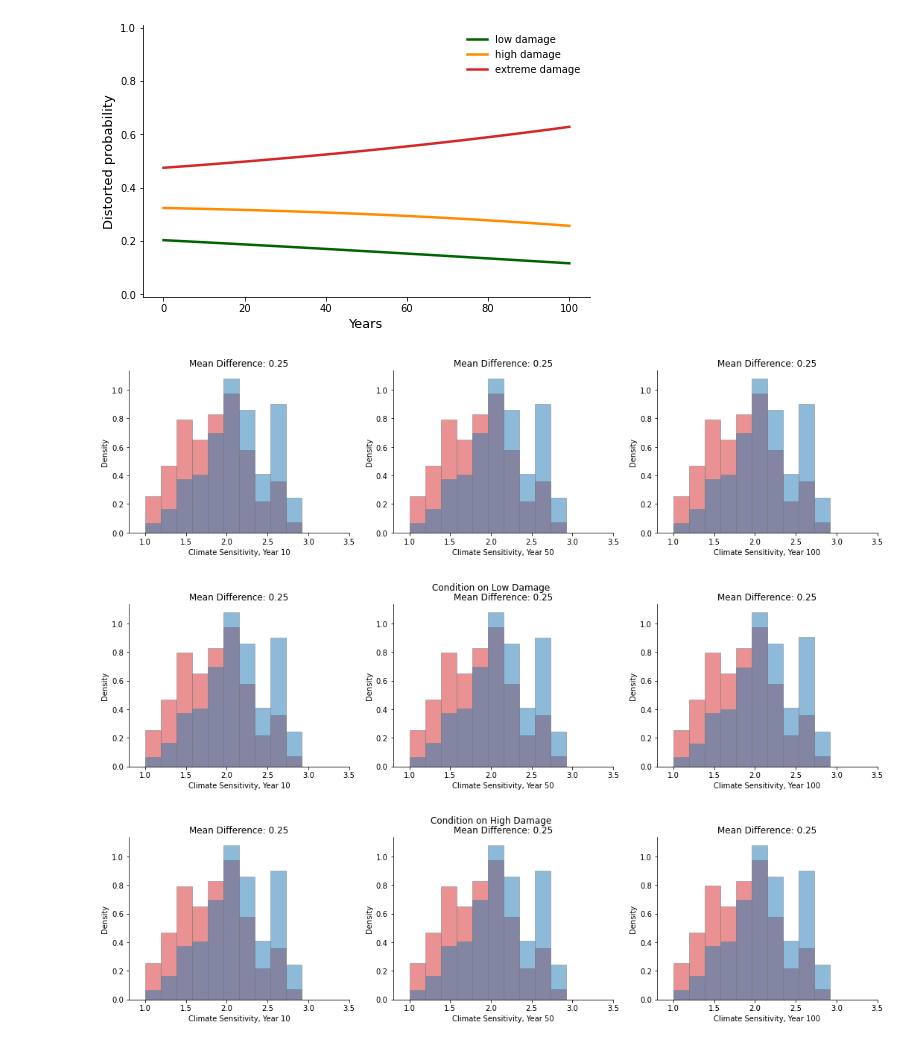
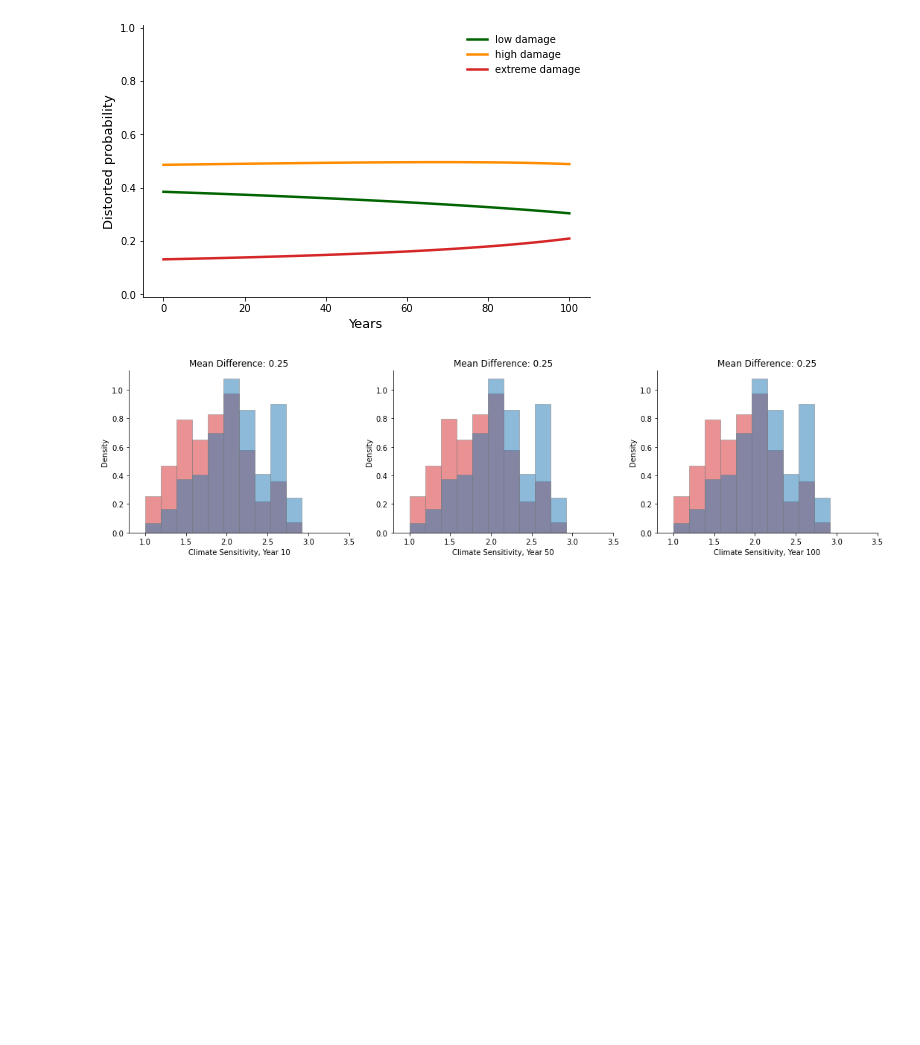
Before and after one commit to lphansen/ClimateUncertaintySpillover, a Jupyter notebook: notebook/plots_standardized.ipynb, the cells around one changed output. Saved outputs shown, nothing was run; the diff lists cells and outputs as text; code cells hidden in the pictures; blank space fills up the shorter version.

```diff
--- a/notebook/plots_standardized.ipynb
+++ b/notebook/plots_standardized.ipynb
@@ -129,10 +128,10 @@ fig.savefig('../plots/standardized/emission_temperature.pdf')
 # %%
 # 3.1 Plot distorted probabilities for damage function
 plt.figure(figsize=(8, 5))
-plt.plot(gt[0]*damage_setting['πd_o'][0]/np.mean(gt, axis=0), color='darkgreen', label='low damage', linewidth=2.5)
-plt.plot(gt[1]*damage_setting['πd_o'][1]/np.mean(gt, axis=0), color='darkorange', label='high damage', linewidth=2.5)
+plt.plot(gt[0]*damage_setting['πd_o'][0]/np.average(gt, weights=damage_setting['πd_o'], axis=0), color='darkgreen', label='low damage', linewidth=2.5)
+plt.plot(gt[1]*damage_setting['πd_o'][1]/np.average(gt, weights=damage_setting['πd_o'], axis=0), color='darkorange', label='high damage', linewidth=2.5)
 if n_damage == 3:
-    plt.plot(gt[2]*damage_setting['πd_o'][2]/np.mean(gt, axis=0), color='tab:red', label='extreme damage', linewidth=2.5)
+    plt.plot(gt[2]*damage_setting['πd_o'][2]/np.average(gt, weights=damage_setting['πd_o'], axis=0), color='tab:red', label='extreme damage', linewidth=2.5)
 plt.xlabel('Years', fontsize=13)
 plt.ylabel('Distorted probability', fontsize=13)
 plt.ylim(-.01, 1.01)
@@ -154,65 +153,63 @@ bins = np.linspace(1, 3.5, 14)
 ax1.hist(model['θ']*1000, bins=bins, color='tab:red', histtype='bar', ec='gray', alpha=.5, density=True)
 ax1.hist((model['θ']+model['σ_y']*ht[T_low])*1000, weights=model['πc'][:, loc_low], bins=bins, color='tab:blue', histtype='bar', ec='gray', alpha=.5, density=True)
 ax1.set_xlabel('Climate Sensitivity, Year '+str(T_low))
 ax1.set_ylabel('Density')
 ax1.set_title('Mean Difference: ' + str(((model['θ']@(model['πc'][:, loc_low])-np.mean(model['θ']))+model['σ_y']*ht[T_low])*1000)[:4])
 ax1.set_xlim(.8, 3.5)
 
 ax2.hist(model['θ']*1000, bins=bins, color='tab:red', histtype='bar', ec='gray', alpha=.5, density=True)
 ax2.hist((model['θ']+model['σ_y']*ht[T_mid])*1000, weights=model['πc'][:, loc_mid], bins=bins, color='tab:blue', histtype='bar', ec='gray', alpha=.5, density=True)
 ax2.set_xlabel('Climate Sensitivity, Year '+str(T_mid))
 ax2.set_ylabel('Density')
 ax2.set_title('Mean Difference: ' + str(((model['θ']@(model['πc'][:, loc_mid])-np.mean(model['θ']))+model['σ_y']*ht[T_mid])*1000)[:4])
 ax2.set_xlim(.8, 3.5)
 
 ax3.hist(model['θ']*1000, bins=bins, color='tab:red', histtype='bar', ec='gray', alpha=.5, density=True)
 ax3.hist((model['θ']+model['σ_y']*ht[T_high])*1000, weights=model['πc'][:, loc_high], bins=bins, color='tab:blue', histtype='bar', ec='gray', alpha=.5, density=True)
 ax3.set_xlabel('Climate Sensitivity, Year '+str(T_high))
 ax3.set_ylabel('Density')
 ax3.set_title('Mean Difference: ' + str(((model['θ']@(model['πc'][:, loc_high])-np.mean(model['θ']))+model['σ_y']*ht[T_high])*1000)[:4])
 ax3.set_xlim(.8, 3.5)
 
 fig.savefig('../plots/standardized/climate_histogram.pdf')
 
-# 3.3.1 Plot distorted probabilities for climate sensitivity conditional on low damage
-fig_names = ['_low_damage.pdf', '_high_damage.pdf', '_extreme_damage.pdf']
-sup_titles = ['Condition on Low Damage', 'Condition on High Damage', 'Condition on Extreme Damage']
-for i in range(n_damage):
-    loc_low = find_nearest_value(y_grid_long, yt_i[i][T_low])
-    loc_mid = find_nearest_value(y_grid_long, yt_i[i][T_mid])
-    loc_high = find_nearest_value(y_grid_long, yt_i[i][T_high])
+θ = model['θ']
+σ_y = model['σ_y']
+# # 3.3.1 Plot distorted probabilities for climate sensitivity conditional on low damage
+# fig_names = ['_low_damage.pdf', '_high_damage.pdf', '_extreme_damage.pdf']
+# sup_titles = ['Condition on Low Damage', 'Condition on High Damage', 'Condition on Extreme Damage']
+# for i in range(n_damage):
+#     loc_low = find_nearest_value(y_grid_long, yt_i[i][T_low])
+#     loc_mid = find_nearest_value(y_grid_long, yt_i[i][T_mid])
+#     loc_high = find_nearest_value(y_grid_long, yt_i[i][T_high])
 
-    fig, (ax1, ax2, ax3) = plt.subplots(1, 3, figsize=(18,4))
+#     fig, (ax1, ax2, ax3) = plt.subplots(1, 3, figsize=(18,4))
 
-    bins = np.linspace(1, 3.5, 14)
+#     bins = np.linspace(1, 3.5, 14)
 
-    θ = model['θ']
-    σ_y = model['σ_y']
-    fig.suptitle(sup_titles[i])
-    ax1.hist(θ*1000, bins=bins, color='tab:red', histtype='bar', ec='gray', alpha=.5, density=True)
-    ax1.hist((θ+σ_y*ht_i[i][T_low])*1000, weights=model_i[i]['πc'][:, loc_low], bins=bins, color='tab:blue', histtype='bar', ec='gray', alpha=.5, density=True)
-    ax1.set_xlabel('Climate Sensitivity, Year '+str(T_low))
-    ax1.set_ylabel('Density')
-    ax1.set_title('Mean Difference: ' + str(((θ@(model_i[i]['πc'][:, loc_low])-np.mean(θ))+σ_y*ht_i[i][T_low])*1000)[:4])
-    ax1.set_xlim(.8, 3.5)
+#     fig.suptitle(sup_titles[i])
+#     ax1.hist(θ*1000, bins=bins, color='tab:red', histtype='bar', ec='gray', alpha=.5, density=True)
+#     ax1.hist((θ+σ_y*ht_i[i][T_low])*1000, weights=model_i[i]['πc'][:, loc_low], bins=bins, color='tab:blue', histtype='bar', ec='gray', alpha=.5, density=True)
+#     ax1.set_xlabel('Climate Sensitivity, Year '+str(T_low))
+#     ax1.set_ylabel('Density')
+#     ax1.set_title('Mean Difference: ' + str(((θ@(model_i[i]['πc'][:, loc_low])-np.mean(θ))+σ_y*ht_i[i][T_low])*1000)[:4])
+#     ax1.set_xlim(.8, 3.5)
 
-    ax2.hist(θ*1000, bins=bins, color='tab:red', histtype='bar', ec='gray', alpha=.5, density=True)
-    ax2.hist((θ+σ_y*ht_i[i][T_mid])*1000, weights=model_i[i]['πc'][:, loc_mid], bins=bins, color='tab:blue', histtype='bar', ec='gray', alpha=.5, density=True)
-    ax2.set_xlabel('Climate Sensitivity, Year '+str(T_mid))
-    ax2.set_ylabel('Density')
-    ax2.set_title('Mean Difference: ' + str(((θ@(model_i[i]['πc'][:, loc_mid])-np.mean(θ))+σ_y*ht_i[i][T_mid])*1000)[:4])
-    ax2.set_xlim(.8, 3.5)
+#     ax2.hist(θ*1000, bins=bins, color='tab:red', histtype='bar', ec='gray', alpha=.5, density=True)
+#     ax2.hist((θ+σ_y*ht_i[i][T_mid])*1000, weights=model_i[i]['πc'][:, loc_mid], bins=bins, color='tab:blue', histtype='bar', ec='gray', alpha=.5, density=True)
+#     ax2.set_xlabel('Climate Sensitivity, Year '+str(T_mid))
+#     ax2.set_ylabel('Density')
+#     ax2.set_title('Mean Difference: ' + str(((θ@(model_i[i]['πc'][:, loc_mid])-np.mean(θ))+σ_y*ht_i[i][T_mid])*1000)[:4])
+#     ax2.set_xlim(.8, 3.5)
 
-    ax3.hist(θ*1000, bins=bins, color='tab:red', histtype='bar', ec='gray', alpha=.5, density=True)
-    ax3.hist((θ+σ_y*ht_i[i][T_high])*1000, weights=model_i[i]['πc'][:, loc_high], bins=bins, color='tab:blue', histtype='bar', ec='gray', alpha=.5, density=True)
-    ax3.set_xlabel('Climate Sensitivity, Year '+str(T_high))
-    ax3.set_ylabel('Density')
-    ax3.set_title('Mean Difference: ' + str(((θ@(model_i[i]['πc'][:, loc_high])-np.mean(θ))+σ_y*ht_i[i][T_high])*1000)[:4])
-    ax3.set_xlim(.8, 3.5)
+#     ax3.hist(θ*1000, bins=bins, color='tab:red', histtype='bar', ec='gray', alpha=.5, density=True)
+#     ax3.hist((θ+σ_y*ht_i[i][T_high])*1000, weights=model_i[i]['πc'][:, loc_high], bins=bins, color='tab:blue', histtype='bar', ec='gray', alpha=.5, density=True)
+#     ax3.set_xlabel('Climate Sensitivity, Year '+str(T_high))
+#     ax3.set_ylabel('Density')
+#     ax3.set_title('Mean Difference: ' + str(((θ@(model_i[i]['πc'][:, loc_high])-np.mean(θ))+σ_y*ht_i[i][T_high])*1000)[:4])
+#     ax3.set_xlim(.8, 3.5)
 
-    fig.savefig('../plots/standardized/climate_histogram'+fig_names[i])
+#     fig.savefig('../plots/standardized/climate_histogram'+fig_names[i])
 # %% [output]
-[figure, old version]
+[figure, new version]
 [figure]
-[figure, removed]
-[figure, removed]
```
Also changed, not shown: parts of 20 cells of this notebook, 29 other files.
